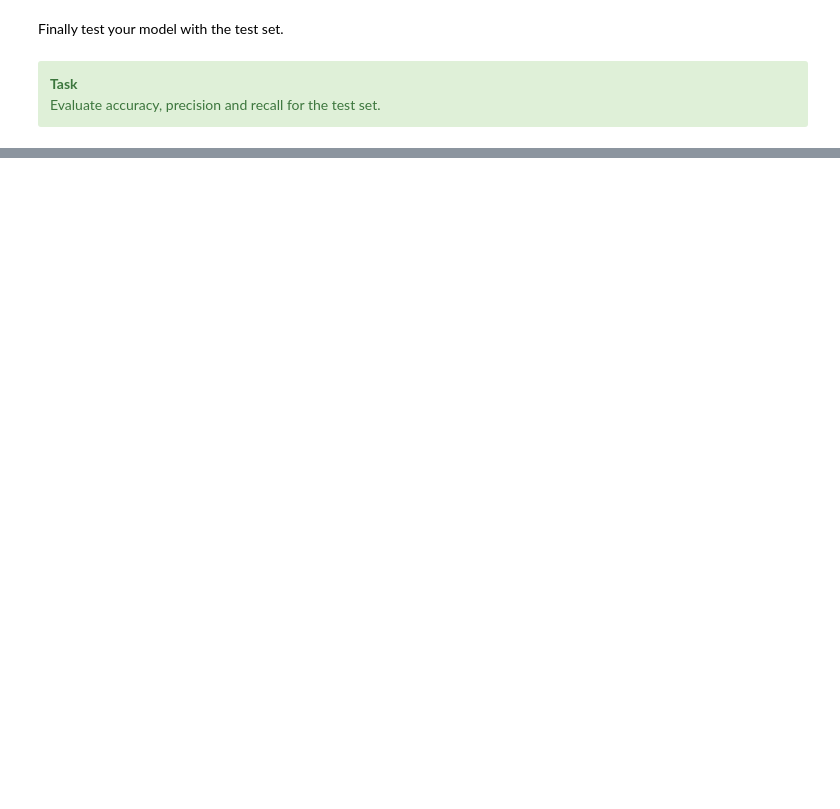
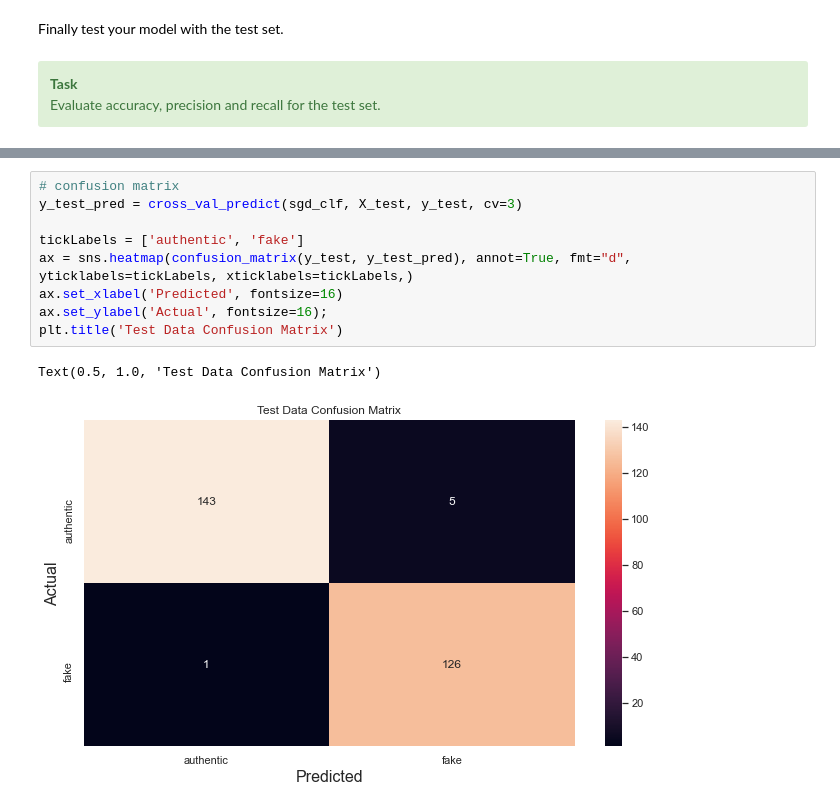
Before and after one commit to alpargur/machine-learning-101, a Jupyter notebook: dev/03-Classification/03-Classification.ipynb, the cells around one changed output, grey strips where cells are left out. Saved outputs shown, nothing was run; the diff lists cells and outputs as text; blank space fills up the shorter version.

```diff
--- a/dev/03-Classification/03-Classification.ipynb
+++ b/dev/03-Classification/03-Classification.ipynb
@@ -247,0 +326,12 @@ Evaluate accuracy, precision and recall for the test set.
+# %%
+# confusion matrix
+y_test_pred = cross_val_predict(sgd_clf, X_test, y_test, cv=3)
+
+tickLabels = ['authentic', 'fake']
+ax = sns.heatmap(confusion_matrix(y_test, y_test_pred), annot=True, fmt="d", yticklabels=tickLabels, xticklabels=tickLabels,)
+ax.set_xlabel('Predicted', fontsize=16)
+ax.set_ylabel('Actual', fontsize=16);
+plt.title('Test Data Confusion Matrix')
+# %% [output]
+Text(0.5, 1.0, 'Test Data Confusion Matrix')
+[figure, added]
```
Also changed, not shown: parts of 35 cells of this notebook, 6 other files.
